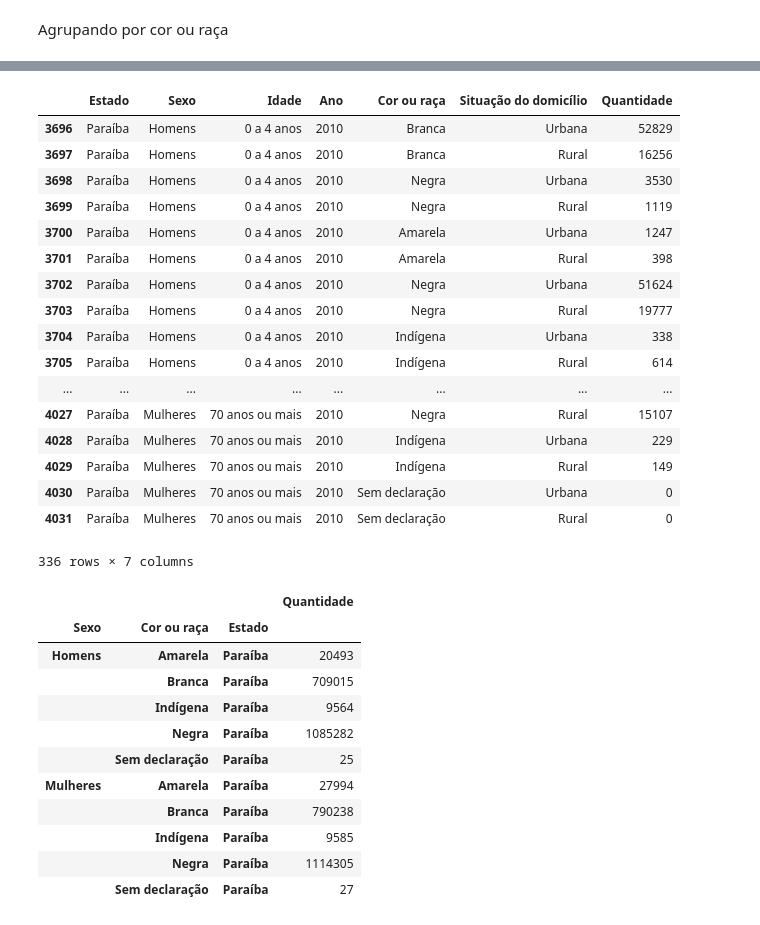
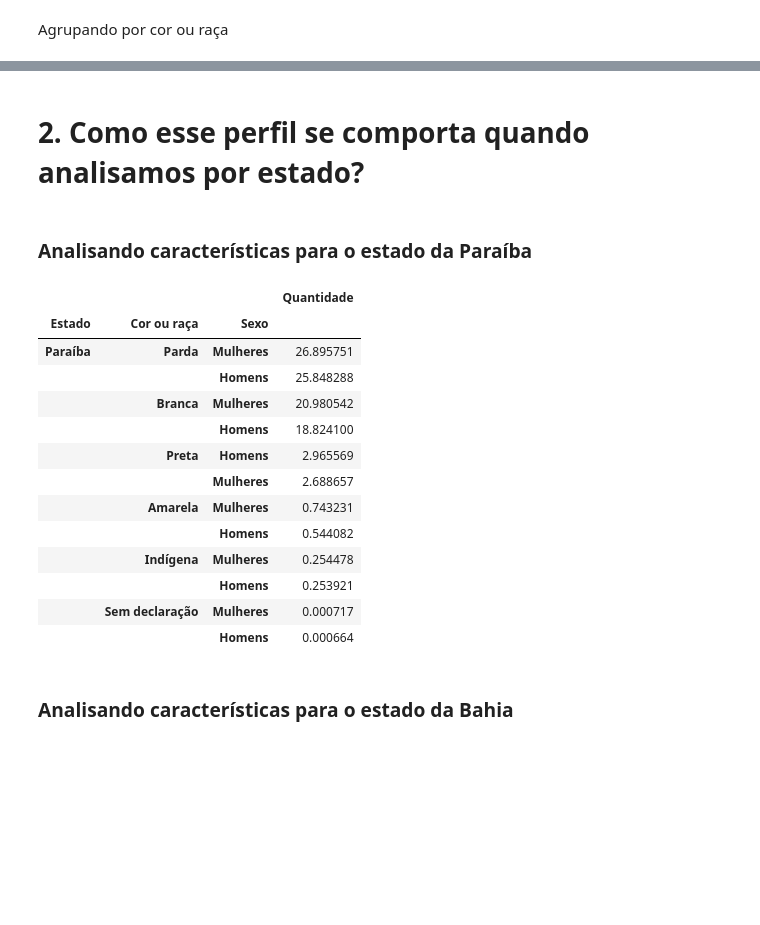
Before and after one commit to pyladiespb-org/minicurso-analise-descritiva-dados-abertos, a Jupyter notebook: AnalisePopulacao.ipynb, the cells around one changed output, grey strips where cells are left out. Saved outputs shown, nothing was run; the diff lists cells and outputs as text; code cells hidden in the pictures; blank space fills up the shorter version.

```diff
--- a/AnalisePopulacao.ipynb
+++ b/AnalisePopulacao.ipynb
@@ -277,38 +286,29 @@ sexo_cor_ou_raca
-# %%
-por_estado = populacao.loc[populacao['Estado']=='Paraíba']
-por_estado
-# %% [output]
-|  | Estado | Sexo | Idade | Ano | Cor ou raça | Situação do domicílio | Quantidade |
-| 3696 | Paraíba | Homens | 0 a 4 anos | 2010 | Branca | Urbana | 52829 |
-| 3697 | Paraíba | Homens | 0 a 4 anos | 2010 | Branca | Rural | 16256 |
-| 3698 | Paraíba | Homens | 0 a 4 anos | 2010 | Negra | Urbana | 3530 |
-| 3699 | Paraíba | Homens | 0 a 4 anos | 2010 | Negra | Rural | 1119 |
-| 3700 | Paraíba | Homens | 0 a 4 anos | 2010 | Amarela | Urbana | 1247 |
-| 3701 | Paraíba | Homens | 0 a 4 anos | 2010 | Amarela | Rural | 398 |
-| 3702 | Paraíba | Homens | 0 a 4 anos | 2010 | Negra | Urbana | 51624 |
-| 3703 | Paraíba | Homens | 0 a 4 anos | 2010 | Negra | Rural | 19777 |
-| 3704 | Paraíba | Homens | 0 a 4 anos | 2010 | Indígena | Urbana | 338 |
-| 3705 | Paraíba | Homens | 0 a 4 anos | 2010 | Indígena | Rural | 614 |
-| ... | ... | ... | ... | ... | ... | ... | ... |
-| 4027 | Paraíba | Mulheres | 70 anos ou mais | 2010 | Negra | Rural | 15107 |
-| 4028 | Paraíba | Mulheres | 70 anos ou mais | 2010 | Indígena | Urbana | 229 |
-| 4029 | Paraíba | Mulheres | 70 anos ou mais | 2010 | Indígena | Rural | 149 |
-| 4030 | Paraíba | Mulheres | 70 anos ou mais | 2010 | Sem declaração | Urbana | 0 |
-| 4031 | Paraíba | Mulheres | 70 anos ou mais | 2010 | Sem declaração | Rural | 0 |
-336 rows × 7 columns
-# %%
-por_estado = por_estado.groupby(['Sexo', 'Cor ou raça', 'Estado']).sum()
-por_estado
-# %% [output]
-|  |  |  | Quantidade |
-| Sexo | Cor ou raça | Estado |  |
-| Homens | Amarela | Paraíba | 20493 |
-|  | Branca | Paraíba | 709015 |
-|  | Indígena | Paraíba | 9564 |
-|  | Negra | Paraíba | 1085282 |
-|  | Sem declaração | Paraíba | 25 |
-| Mulheres | Amarela | Paraíba | 27994 |
-|  | Branca | Paraíba | 790238 |
-|  | Indígena | Paraíba | 9585 |
-|  | Negra | Paraíba | 1114305 |
-|  | Sem declaração | Paraíba | 27 |
+# %% [markdown]
+# 2. Como esse perfil se comporta quando analisamos por estado?
+# %% [markdown]
+### Analisando características para o estado da Paraíba
+# %%
+por_estado = populacao.loc[populacao['Estado']=='Paraíba'].\
+                groupby(['Estado', 'Cor ou raça', 'Sexo']).sum().\
+                sort_values('Quantidade', ascending=False)
+
+por_estado = pd.DataFrame(por_estado['Quantidade']/sum(por_estado['Quantidade'])*100)
+
+por_estado
+# %% [output]
+|  |  |  | Quantidade |
+| Estado | Cor ou raça | Sexo |  |
+| Paraíba | Parda | Mulheres | 26.895751 |
+|  |  | Homens | 25.848288 |
+|  | Branca | Mulheres | 20.980542 |
+|  |  | Homens | 18.824100 |
+|  | Preta | Homens | 2.965569 |
+|  |  | Mulheres | 2.688657 |
+|  | Amarela | Mulheres | 0.743231 |
+|  |  | Homens | 0.544082 |
+|  | Indígena | Mulheres | 0.254478 |
+|  |  | Homens | 0.253921 |
+|  | Sem declaração | Mulheres | 0.000717 |
+|  |  | Homens | 0.000664 |
+# %% [markdown]
+### Analisando características para o estado da Bahia
```
Also changed, not shown: parts of 11 cells of this notebook, 1 other file.
